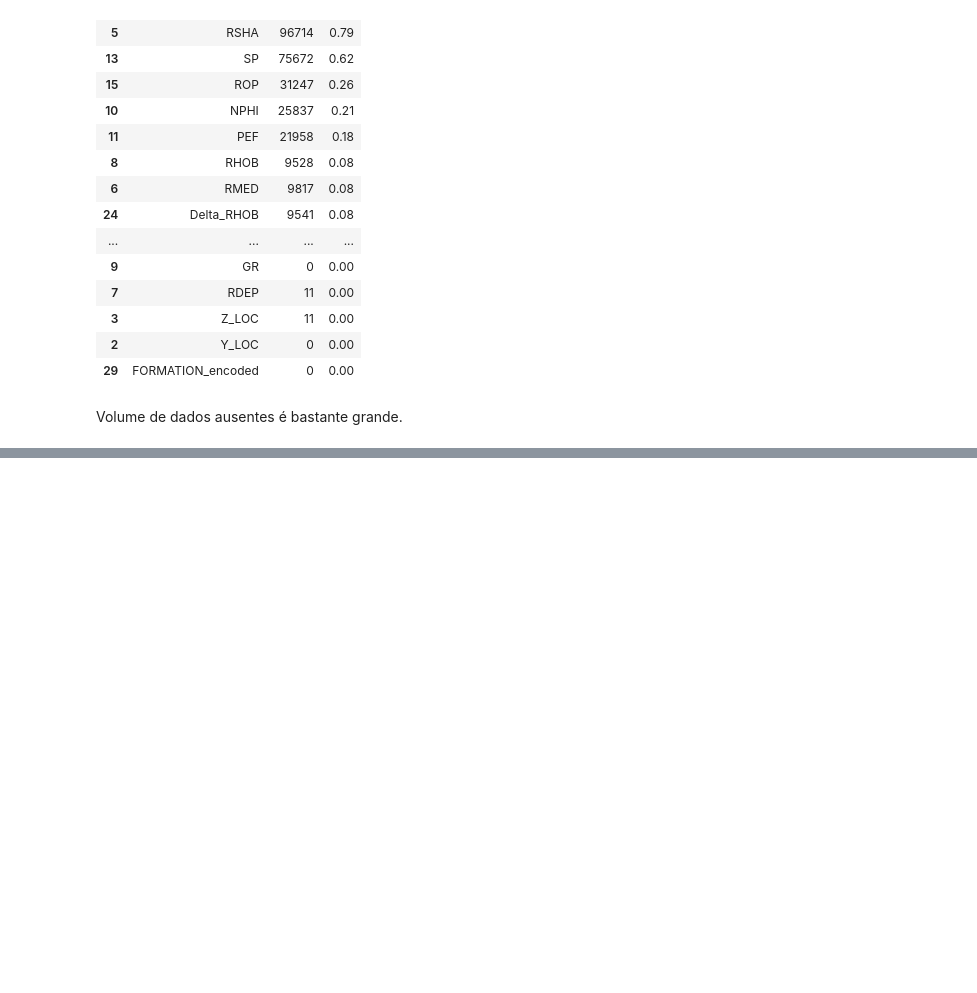
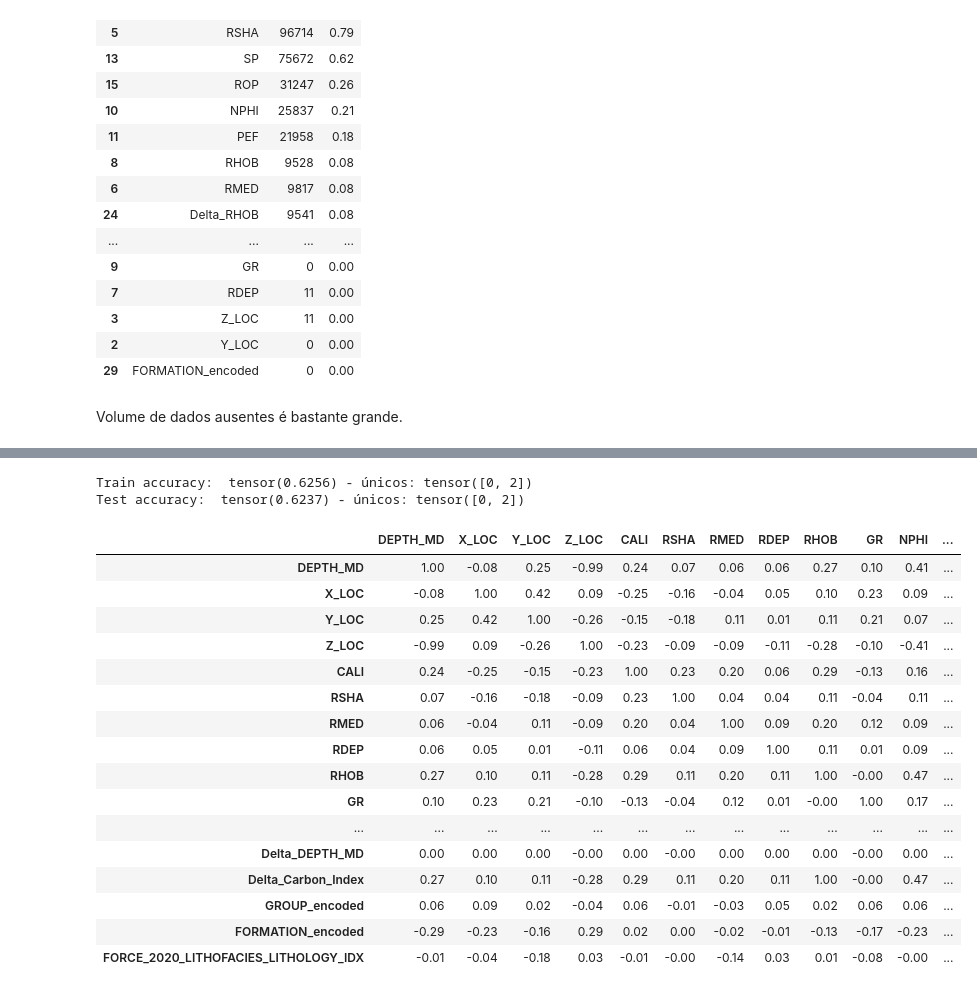
Before and after one commit to jopapo/pos_datascience_redesneurais_tf, a Jupyter notebook: tf.ipynb, the cells around one changed output, grey strips where cells are left out. Saved outputs shown, nothing was run; the diff lists cells and outputs as text; code cells hidden in the pictures; blank space fills up the shorter version.

```diff
--- a/tf.ipynb
+++ b/tf.ipynb
@@ -1002,0 +1062,27 @@ df_lithology_clean_scaled
+# %%
+print_accuracy(model_v13, X_tr=X_train_13, y_tr=y_train_13, X_te=X_test_13, y_te=y_test_13)
+
+# Praticamente a mesma acurácia. Vamos ver a correlação.
+# %% [output]
+Train accuracy:  tensor(0.6256) - únicos: tensor([0, 2])
+Test accuracy:  tensor(0.6237) - únicos: tensor([0, 2])
+# %%
+df_lithology_scaled[category_columns + ['FORCE_2020_LITHOFACIES_LITHOLOGY_IDX']].corr().round(2)
+# %% [output]
+|  | DEPTH_MD | X_LOC | Y_LOC | Z_LOC | CALI | RSHA | RMED | RDEP | RHOB | GR | NPHI | ... |
+| DEPTH_MD | 1.00 | -0.08 | 0.25 | -0.99 | 0.24 | 0.07 | 0.06 | 0.06 | 0.27 | 0.10 | 0.41 | ... |
+| X_LOC | -0.08 | 1.00 | 0.42 | 0.09 | -0.25 | -0.16 | -0.04 | 0.05 | 0.10 | 0.23 | 0.09 | ... |
+| Y_LOC | 0.25 | 0.42 | 1.00 | -0.26 | -0.15 | -0.18 | 0.11 | 0.01 | 0.11 | 0.21 | 0.07 | ... |
+| Z_LOC | -0.99 | 0.09 | -0.26 | 1.00 | -0.23 | -0.09 | -0.09 | -0.11 | -0.28 | -0.10 | -0.41 | ... |
+| CALI | 0.24 | -0.25 | -0.15 | -0.23 | 1.00 | 0.23 | 0.20 | 0.06 | 0.29 | -0.13 | 0.16 | ... |
+| RSHA | 0.07 | -0.16 | -0.18 | -0.09 | 0.23 | 1.00 | 0.04 | 0.04 | 0.11 | -0.04 | 0.11 | ... |
+| RMED | 0.06 | -0.04 | 0.11 | -0.09 | 0.20 | 0.04 | 1.00 | 0.09 | 0.20 | 0.12 | 0.09 | ... |
+| RDEP | 0.06 | 0.05 | 0.01 | -0.11 | 0.06 | 0.04 | 0.09 | 1.00 | 0.11 | 0.01 | 0.09 | ... |
+| RHOB | 0.27 | 0.10 | 0.11 | -0.28 | 0.29 | 0.11 | 0.20 | 0.11 | 1.00 | -0.00 | 0.47 | ... |
+| GR | 0.10 | 0.23 | 0.21 | -0.10 | -0.13 | -0.04 | 0.12 | 0.01 | -0.00 | 1.00 | 0.17 | ... |
+| ... | ... | ... | ... | ... | ... | ... | ... | ... | ... | ... | ... | ... |
+| Delta_DEPTH_MD | 0.00 | 0.00 | 0.00 | -0.00 | 0.00 | -0.00 | 0.00 | 0.00 | 0.00 | -0.00 | 0.00 | ... |
+| Delta_Carbon_Index | 0.27 | 0.10 | 0.11 | -0.28 | 0.29 | 0.11 | 0.20 | 0.11 | 1.00 | -0.00 | 0.47 | ... |
+| GROUP_encoded | 0.06 | 0.09 | 0.02 | -0.04 | 0.06 | -0.01 | -0.03 | 0.05 | 0.02 | 0.06 | 0.06 | ... |
+| FORMATION_encoded | -0.29 | -0.23 | -0.16 | 0.29 | 0.02 | 0.00 | -0.02 | -0.01 | -0.13 | -0.17 | -0.23 | ... |
+| FORCE_2020_LITHOFACIES_LITHOLOGY_IDX | -0.01 | -0.04 | -0.18 | 0.03 | -0.01 | -0.00 | -0.14 | 0.03 | 0.01 | -0.08 | -0.00 | ... |
```
Also changed, not shown: parts of 10 cells of this notebook, 2 other files.
